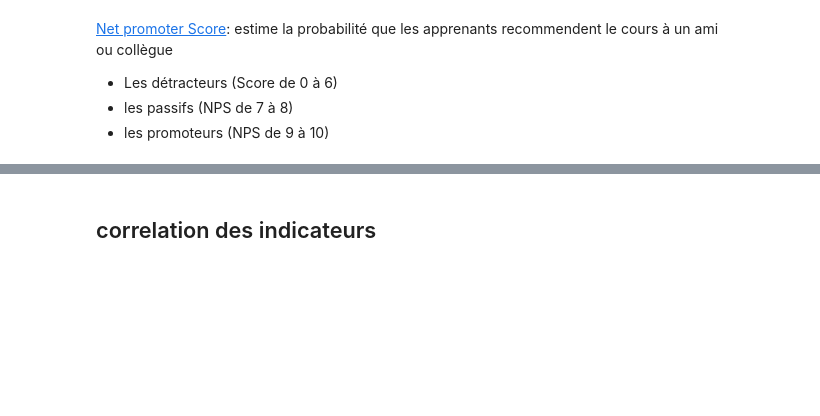
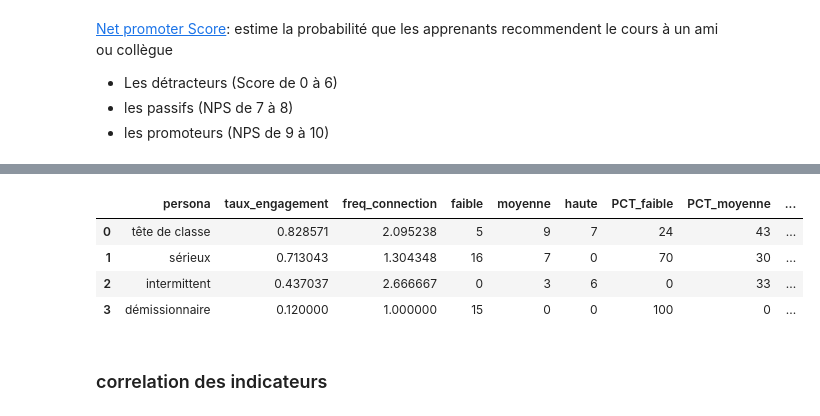
Before and after one commit to selimrbd/P7-forma-IRC, a Jupyter notebook: src/2-analysis.ipynb, the cells around one changed output, grey strips where cells are left out. Cells and saved outputs as stored; diff of their text form; code cells hidden in the pictures; blank space fills up the shorter version.

```diff
--- a/src/2-analysis.ipynb
+++ b/src/2-analysis.ipynb
@@ -265,0 +409,14 @@ for pr in labels["NPS"]:
+# %%
+df_persona_nps = pd.DataFrame({"persona": personas.keys()})
+metric = "score NPS"
+df_plot = df_persona_nps
+labels["NPS"] = ['promoteurs', 'passifs', 'detracteurs']
+labs = labels["NPS"]
+
+for i in range(1, 4):
+    lab = labs[i-1]
+    df_plot[lab] = [((df["NPS_LABEL"] == lab) & (df[f"persona_{pl}"])).sum() for pl in df_plot["persona"]]
+for l in labs:
+    df_plot[f"PCT_{l}"] = df_plot[l] / df_plot[labs].sum(axis=1)
+    df_plot[f"PCT_{l}"] = df_plot[f"PCT_{l}"].apply(format_pct)
+df_persona_nps
@@ -265,0 +433,5 @@ for pr in labels["NPS"]:
+# %%
+## score NPS moyen par persona
+for pl in personas:
+    sc = df["NPS.EV6"].loc[df[f"persona_{pl}"]].mean()
+    print(f"Score NPS moyen pour '{pl}': {sc:.2f}")
@@ -310,0 +475,5 @@ pd.DataFrame({"engagement": df["OC_engag_tx"], "présence": df["pre_tx"], "NPS":
+# %%
+df_persona_engag = pd.DataFrame({"persona": personas.keys()})
+# %%
+df_persona_engag["taux_engagement"] = [df["OC_engag_tx"].loc[df[f"persona_{pl}"]].mean() for pl in df_persona_engag["persona"]]
+df_persona_engag["freq_connection"] = [df["OC_F"].loc[df[f"persona_{pl}"]].mean() for pl in df_persona_engag["persona"]]
@@ -310,0 +488,19 @@ pd.DataFrame({"engagement": df["OC_engag_tx"], "présence": df["pre_tx"], "NPS":
+# %%
+metric = "Fréquence utilisation plateforme"
+df_plot = df_persona_engag
+labels["fréquence plateforme"] = ['faible', 'moyenne', 'haute']
+labs = labels["fréquence plateforme"]
+
+for i in range(1, 4):
+    lab = labs[i-1]
+    df_plot[lab] = [((df["OC_F"] == i) & (df[f"persona_{pl}"])).sum() for pl in df_plot["persona"]]
+for l in labs:
+    df_plot[f"PCT_{l}"] = df_plot[l] / df_plot[labs].sum(axis=1)
+    df_plot[f"PCT_{l}"] = df_plot[f"PCT_{l}"].apply(format_pct)
+df_plot
+# %% [output]
+|  | persona | taux_engagement | freq_connection | faible | moyenne | haute | PCT_faible | PCT_moyenne | ... |
+| 0 | tête de classe | 0.828571 | 2.095238 | 5 | 9 | 7 | 24 | 43 | ... |
+| 1 | sérieux | 0.713043 | 1.304348 | 16 | 7 | 0 | 70 | 30 | ... |
+| 2 | intermittent | 0.437037 | 2.666667 | 0 | 3 | 6 | 0 | 33 | ... |
+| 3 | démissionnaire | 0.120000 | 1.000000 | 15 | 0 | 0 | 100 | 0 | ... |
@@ -311,5 +511,5 @@ pd.DataFrame({"engagement": df["OC_engag_tx"], "présence": df["pre_tx"], "NPS":
 # %% [markdown]
-## correlation des indicateurs
+### correlation des indicateurs
 # %%
 col_corr = [c for c in df.columns if c.startswith("MOYENNE_")]
 col_corr += ["motivation.EV6", "Pédagogie.EV6","Insertionpro.EV6","NPS.EV6", "PEF"]
```
Also changed, not shown: parts of 58 cells of this notebook, 1 other file.
